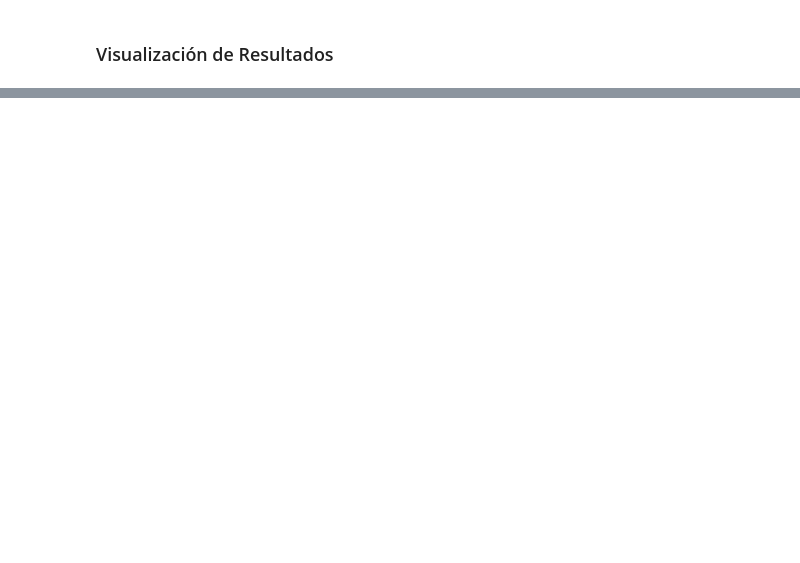
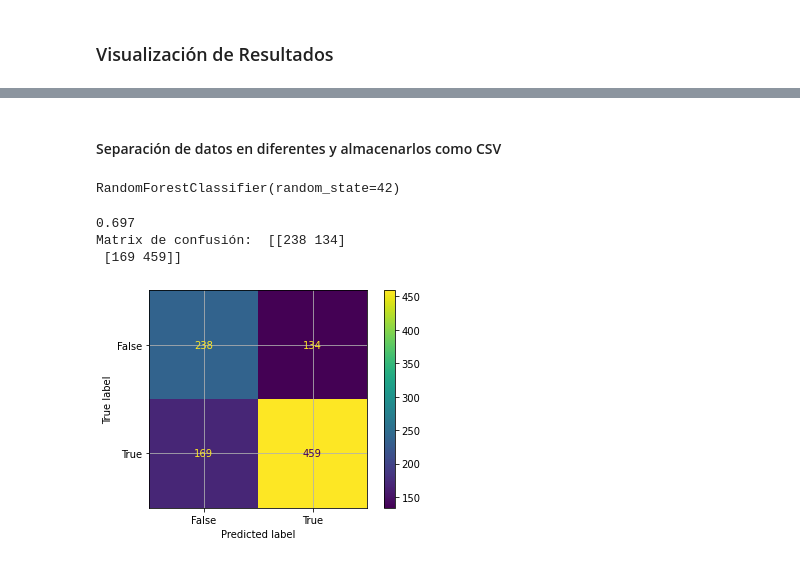
Before and after one commit to JavierCotto5201/LAB1_SDS, a Jupyter notebook: Laoratorio 1.ipynb, the cells around one changed output, grey strips where cells are left out. Saved outputs shown, nothing was run; the diff lists cells and outputs as text; code cells hidden in the pictures; blank space fills up the shorter version.

Commit message:
Creation of different Machine Learning Models
And fixes about the number of variables to considerate, better insight about variables and more observations to work with

```diff
--- a/Laoratorio 1.ipynb
+++ b/Laoratorio 1.ipynb
@@ -257,0 +262,4 @@ See the caveats in the documentation: https://pandas.pydata.org/pandas-docs/stab
+# %%
+#Eliminacion de datos repetidos
+dfCopy = dfNew.copy()
+dfCopy.drop_duplicates(keep=False, inplace=True)
@@ -257,0 +306,2 @@ See the caveats in the documentation: https://pandas.pydata.org/pandas-docs/stab
+# %% [markdown]
+#### Separación de datos en diferentes y almacenarlos como CSV
@@ -257,0 +320,38 @@ See the caveats in the documentation: https://pandas.pydata.org/pandas-docs/stab
+# %%
+from fast_ml.model_development import train_valid_test_split
+
+X_train, y_train, X_valid, y_valid, X_test, y_test = train_valid_test_split(dfCopy, target='status',
+                                                                            train_size=0.55, valid_size=0.15, test_size=0.3)
+# %%
+from sklearn.model_selection import train_test_split, cross_val_score, cross_validate
+from sklearn.ensemble import RandomForestClassifier
+from sklearn.metrics import confusion_matrix, precision_score, recall_score, f1_score, classification_report, accuracy_score
+
+rf = RandomForestClassifier(n_estimators = 100, random_state = 42)
+rf.fit(X_train, y_train)
+# %% [output]
+RandomForestClassifier(random_state=42)
+# %%
+# Realizamos predicciones con las metricas de validación
+predictions = rf.predict(X_valid)
+
+# Get the results y_valid
+validation_confusion_matrix = confusion_matrix(y_valid, predictions)
+validation_recall_score = recall_score(y_valid, predictions, average=None)
+validation_precision_score = precision_score(y_valid, predictions, average=None)
+validation_f1_score = f1_score(y_valid, predictions, average=None)
+print(metrics.accuracy_score(y_valid, predictions))
+print("Matrix de confusión: ", validation_confusion_matrix)
+# %% [output]
+0.697
+Matrix de confusión:  [[238 134]
+ [169 459]]
+# %%
+confusion_matrix = metrics.confusion_matrix(y_valid, predictions)
+
+cm_display = metrics.ConfusionMatrixDisplay(confusion_matrix = confusion_matrix, display_labels = [False, True])
+cm_display.plot()
+plt.grid()
+plt.show()
+# %% [output]
+[figure, added]
```
Also changed, not shown: parts of 36 cells of this notebook, 4 other files.
